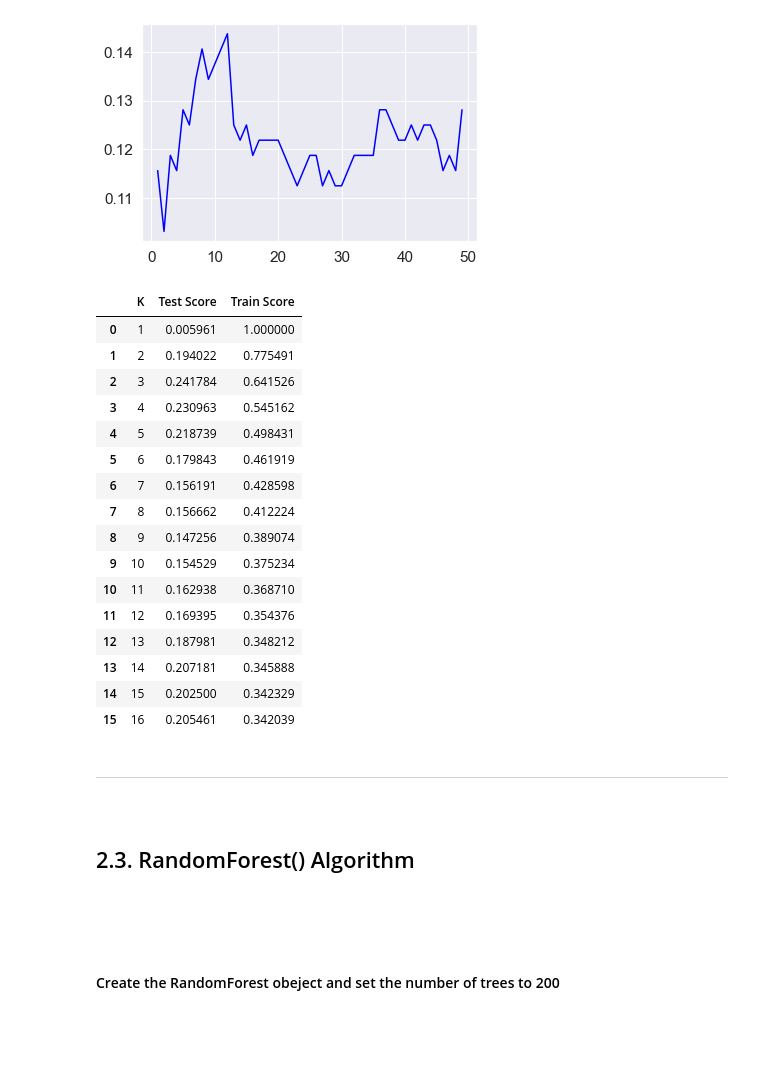
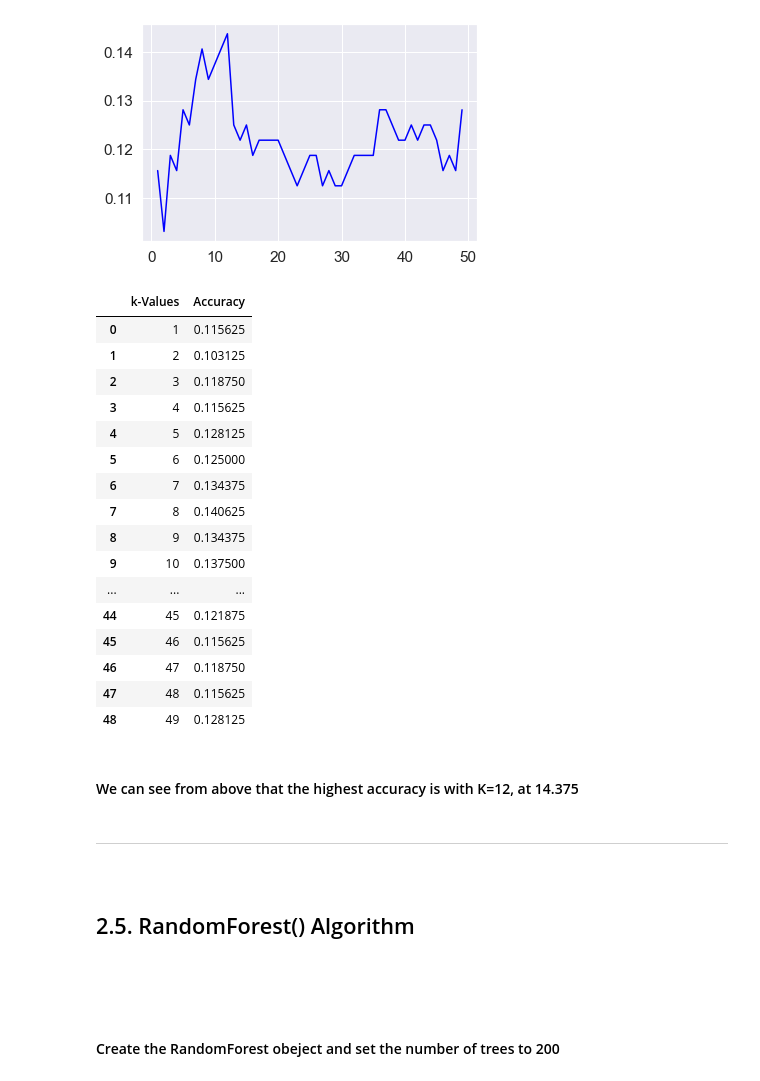
Before and after one commit to PJFinnerty/Machine-Learning-and-Statistics, a Jupyter notebook: SciKit Learn.ipynb, the cells around one changed output. Cells and saved outputs as stored; diff of their text form; code cells hidden in the pictures; blank space fills up the shorter version.

```diff
--- a/SciKit Learn.ipynb
+++ b/SciKit Learn.ipynb
@@ -734,9 +942,11 @@ weighted avg       0.88      0.88      0.88       320
 # %%
 accuracy = []
-
-# Calculating error rate for measures of K between 1 and 50
 for i in range(1, 50):
+    # Create classifier object, set n_neighbors to i
     knn = KNeighborsClassifier(n_neighbors=i)
+    # Call the fit() method and pass in X_train and y_train
     knn.fit(X_train, y_train)
-    pred_i = knn.predict(X_test)
-    accuracy.append(np.mean(pred_i != y_test))
+    # Call the predict() method and pass in X_test
+    predict = knn.predict(X_test)
+    # Append the mean of the predict to the list
+    accuracy.append(np.mean(predict != y_test))
@@ -762,29 +960,35 @@ df = pd.DataFrame(knn_r_acc, columns=['K','Test Score','Train Score'])
-# %%
-df
-# %% [output]
-|  | K | Test Score | Train Score |
-| 0 | 1 | 0.005961 | 1.000000 |
-| 1 | 2 | 0.194022 | 0.775491 |
-| 2 | 3 | 0.241784 | 0.641526 |
-| 3 | 4 | 0.230963 | 0.545162 |
-| 4 | 5 | 0.218739 | 0.498431 |
-| 5 | 6 | 0.179843 | 0.461919 |
-| 6 | 7 | 0.156191 | 0.428598 |
-| 7 | 8 | 0.156662 | 0.412224 |
-| 8 | 9 | 0.147256 | 0.389074 |
-| 9 | 10 | 0.154529 | 0.375234 |
-| 10 | 11 | 0.162938 | 0.368710 |
-| 11 | 12 | 0.169395 | 0.354376 |
-| 12 | 13 | 0.187981 | 0.348212 |
-| 13 | 14 | 0.207181 | 0.345888 |
-| 14 | 15 | 0.202500 | 0.342329 |
-| 15 | 16 | 0.205461 | 0.342039 |
+# %%
+c = pd.DataFrame(accuracy)
+d = pd.DataFrame(range(1,50))
+e = pd.concat([d, c], axis=1)
+e.columns = ['k-Values', 'Accuracy']
+e
+# %% [output]
+|  | k-Values | Accuracy |
+| 0 | 1 | 0.115625 |
+| 1 | 2 | 0.103125 |
+| 2 | 3 | 0.118750 |
+| 3 | 4 | 0.115625 |
+| 4 | 5 | 0.128125 |
+| 5 | 6 | 0.125000 |
+| 6 | 7 | 0.134375 |
+| 7 | 8 | 0.140625 |
+| 8 | 9 | 0.134375 |
+| 9 | 10 | 0.137500 |
+| ... | ... | ... |
+| 44 | 45 | 0.121875 |
+| 45 | 46 | 0.115625 |
+| 46 | 47 | 0.118750 |
+| 47 | 48 | 0.115625 |
+| 48 | 49 | 0.128125 |
+# %% [markdown]
+#### We can see from above that the highest accuracy is with K=12, at 14.375
 # %% [markdown]
 ***
 
 <br>
 
-## 2.3. RandomForest() Algorithm
+## 2.5. RandomForest() Algorithm
 
 <br>
 # %% [markdown]
```
Also changed, not shown: parts of 75 cells of this notebook, 16 other files.
